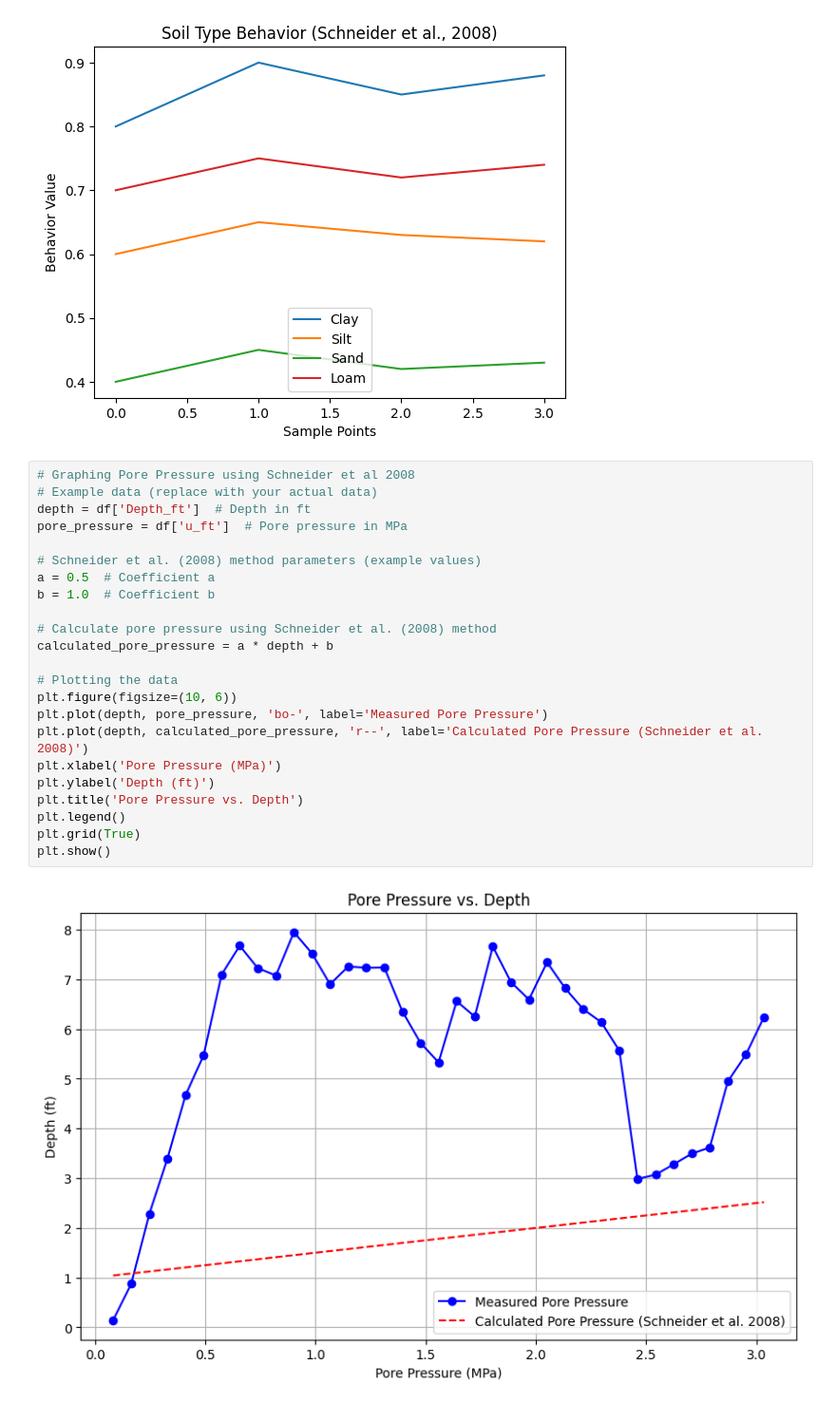
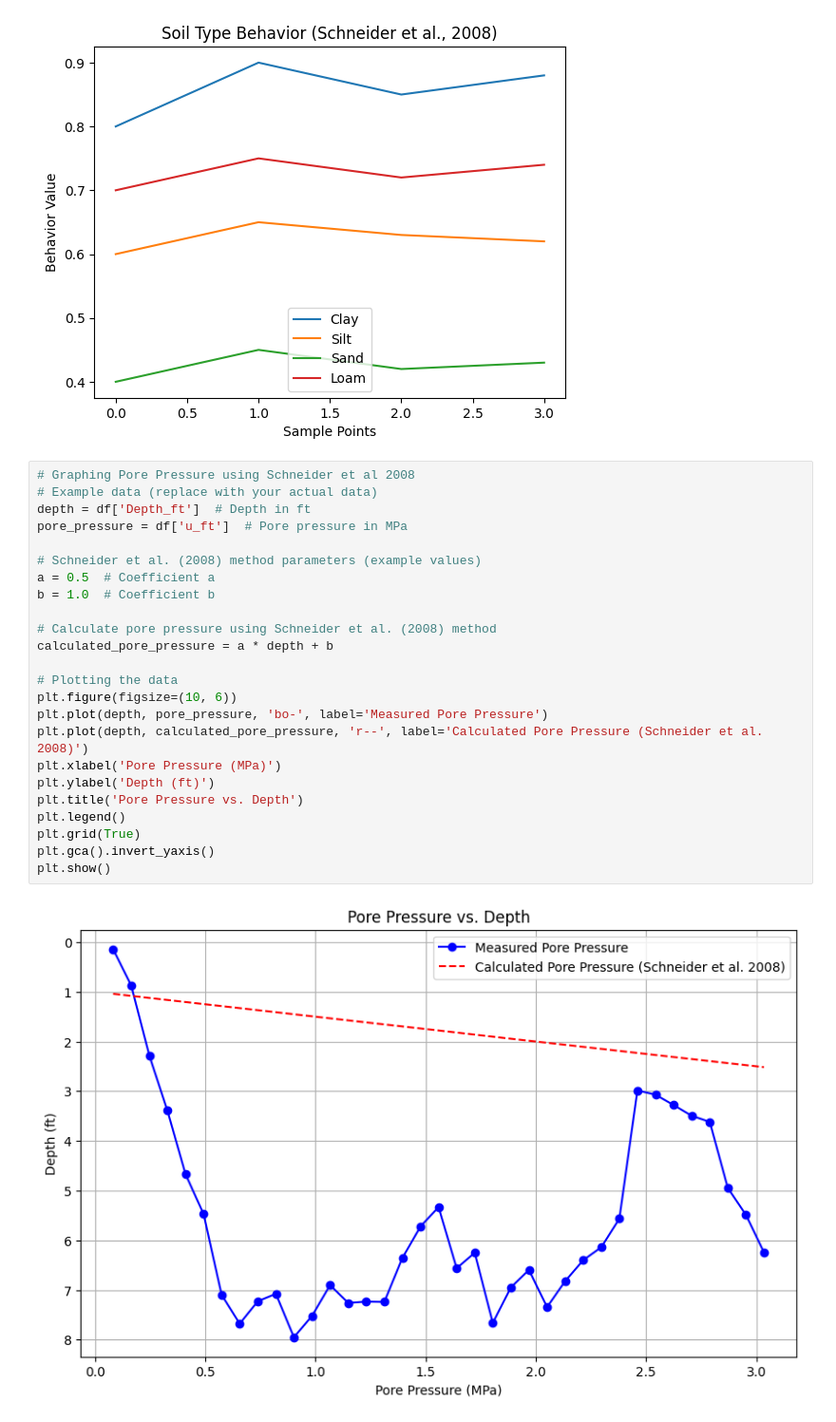
Before and after one commit to iGeology-Illinois/geol-581-module-3-principles-of-uncertainty-chapter-4-seanb7, a Jupyter notebook: Python Lab 4.ipynb, the cells around one changed output. Shown at 95% size. Cells and saved outputs as stored; diff of their text form.

```diff
--- a/Python Lab 4.ipynb
+++ b/Python Lab 4.ipynb
@@ -709,25 +709,26 @@ plt.show()
 # %%
 # Graphing Pore Pressure using Schneider et al 2008
 # Example data (replace with your actual data)
 depth = df['Depth_ft']  # Depth in ft
 pore_pressure = df['u_ft']  # Pore pressure in MPa
 
 # Schneider et al. (2008) method parameters (example values)
 a = 0.5  # Coefficient a
 b = 1.0  # Coefficient b
 
 # Calculate pore pressure using Schneider et al. (2008) method
 calculated_pore_pressure = a * depth + b
 
 # Plotting the data
 plt.figure(figsize=(10, 6))
 plt.plot(depth, pore_pressure, 'bo-', label='Measured Pore Pressure')
 plt.plot(depth, calculated_pore_pressure, 'r--', label='Calculated Pore Pressure (Schneider et al. 2008)')
 plt.xlabel('Pore Pressure (MPa)')
 plt.ylabel('Depth (ft)')
 plt.title('Pore Pressure vs. Depth')
 plt.legend()
 plt.grid(True)
+plt.gca().invert_yaxis()
 plt.show()
 # %% [output]
-[figure, old version]
+[figure, new version]
```
